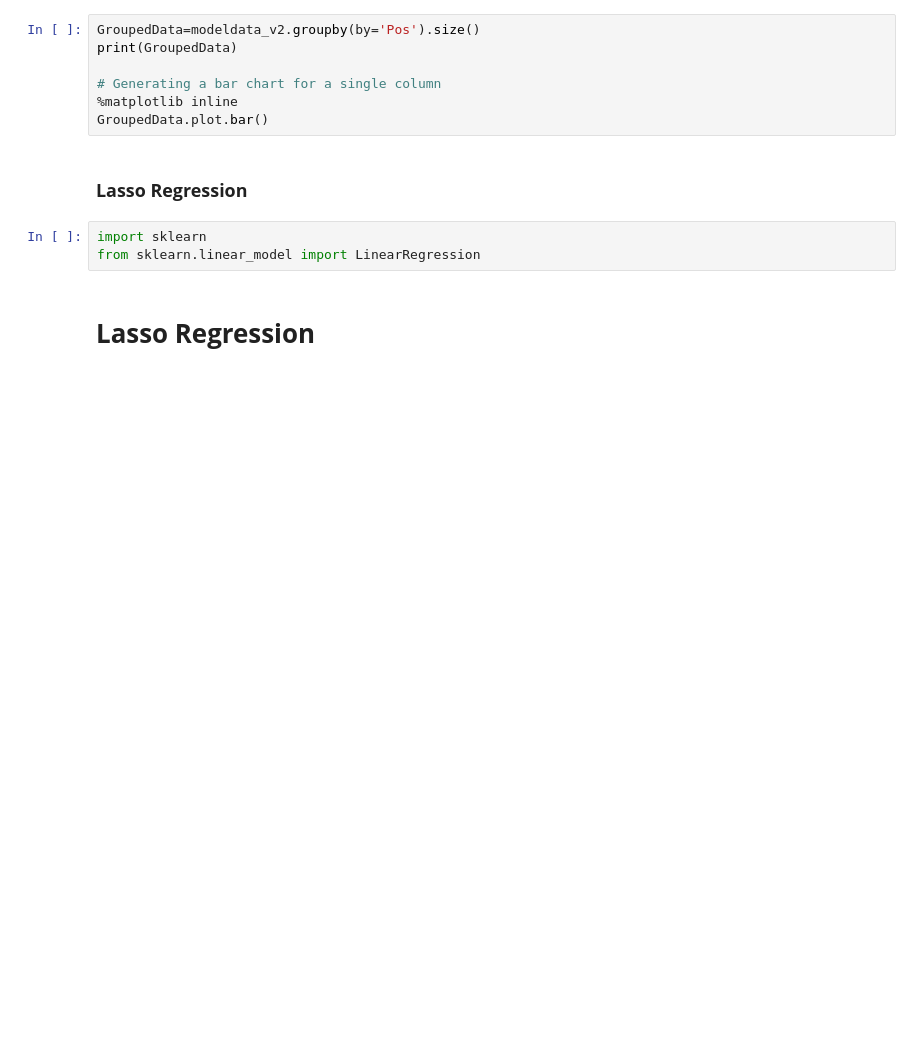
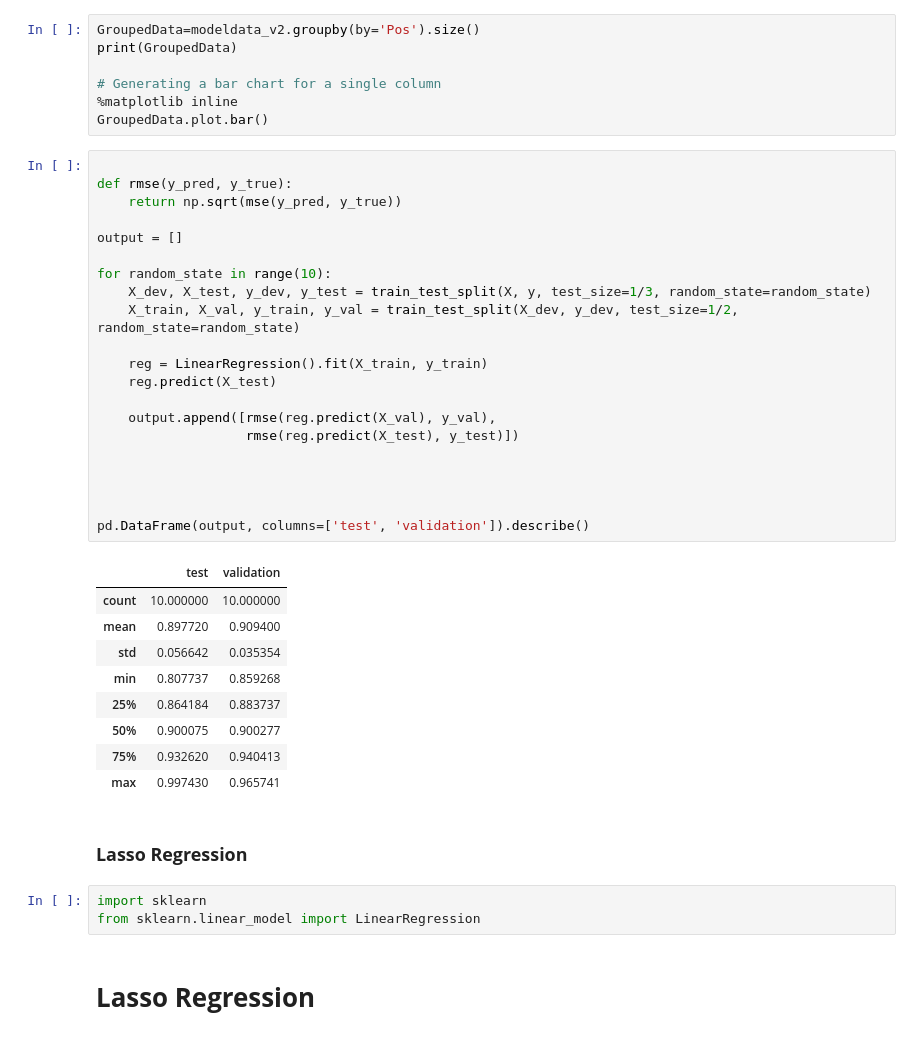
Before and after one commit to mathiasbindseil/three_drengz, a Jupyter notebook: ISDS - Kopi.ipynb, the cells around one changed output. Cells and saved outputs as stored; diff of their text form; blank space fills up the shorter version.

```diff
--- a/ISDS - Kopi.ipynb
+++ b/ISDS - Kopi.ipynb
@@ -559,6 +574,37 @@ print(GroupedData)
 # Generating a bar chart for a single column
 %matplotlib inline
 GroupedData.plot.bar()
+# %%
+
+def rmse(y_pred, y_true):
+    return np.sqrt(mse(y_pred, y_true))
+
+output = []
+
+for random_state in range(10):
+    X_dev, X_test, y_dev, y_test = train_test_split(X, y, test_size=1/3, random_state=random_state)
+    X_train, X_val, y_train, y_val = train_test_split(X_dev, y_dev, test_size=1/2, random_state=random_state)
+
+    reg = LinearRegression().fit(X_train, y_train)
+    reg.predict(X_test)
+
+    output.append([rmse(reg.predict(X_val), y_val),
+                   rmse(reg.predict(X_test), y_test)])
+
+
+
+
+pd.DataFrame(output, columns=['test', 'validation']).describe()
+# %% [output]
+|  | test | validation |
+| count | 10.000000 | 10.000000 |
+| mean | 0.897720 | 0.909400 |
+| std | 0.056642 | 0.035354 |
+| min | 0.807737 | 0.859268 |
+| 25% | 0.864184 | 0.883737 |
+| 50% | 0.900075 | 0.900277 |
+| 75% | 0.932620 | 0.940413 |
+| max | 0.997430 | 0.965741 |
 # %% [markdown]
 ### **Lasso Regression**
 # %%
```
Also changed, not shown: parts of 19 cells of this notebook.
